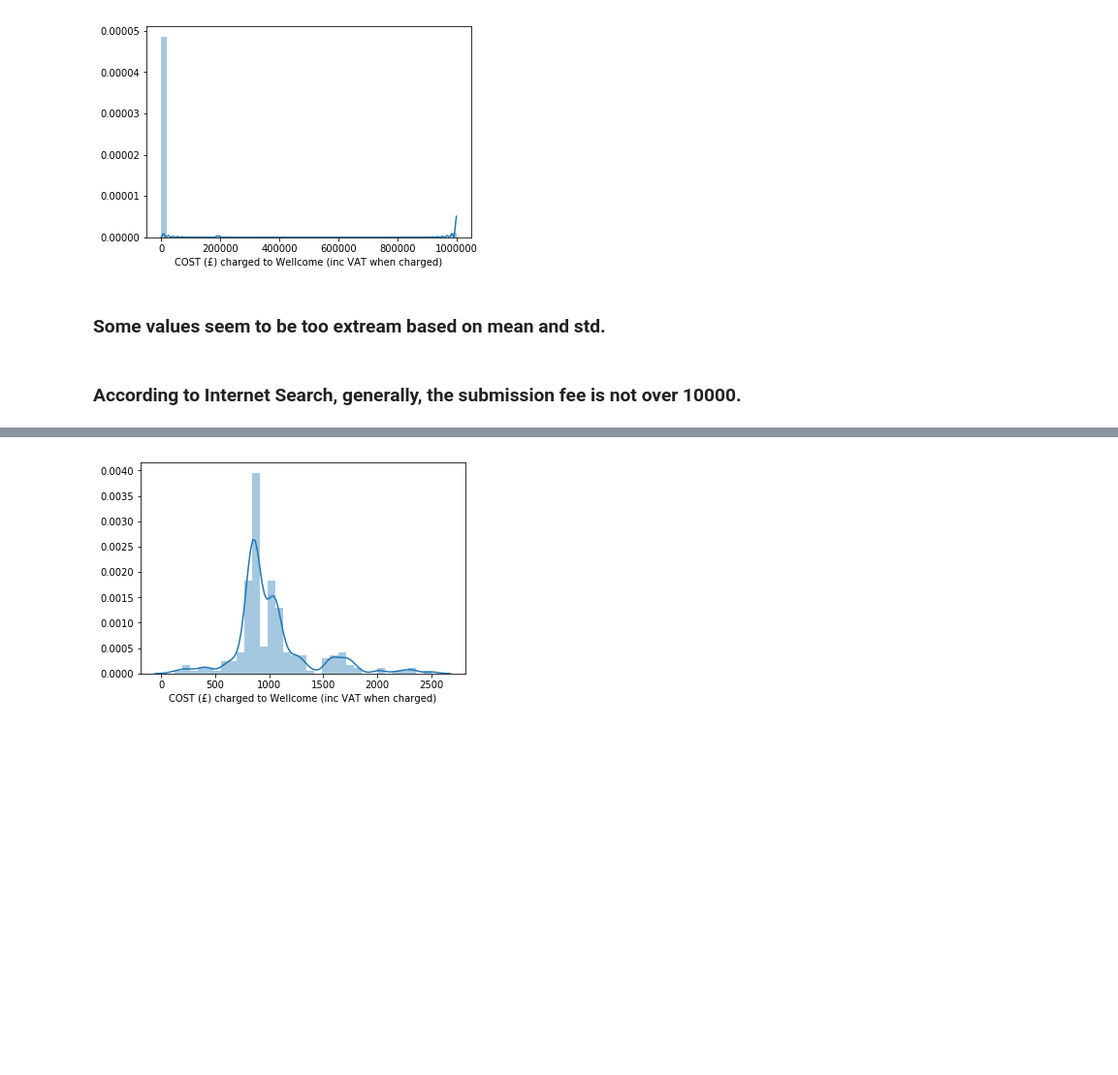
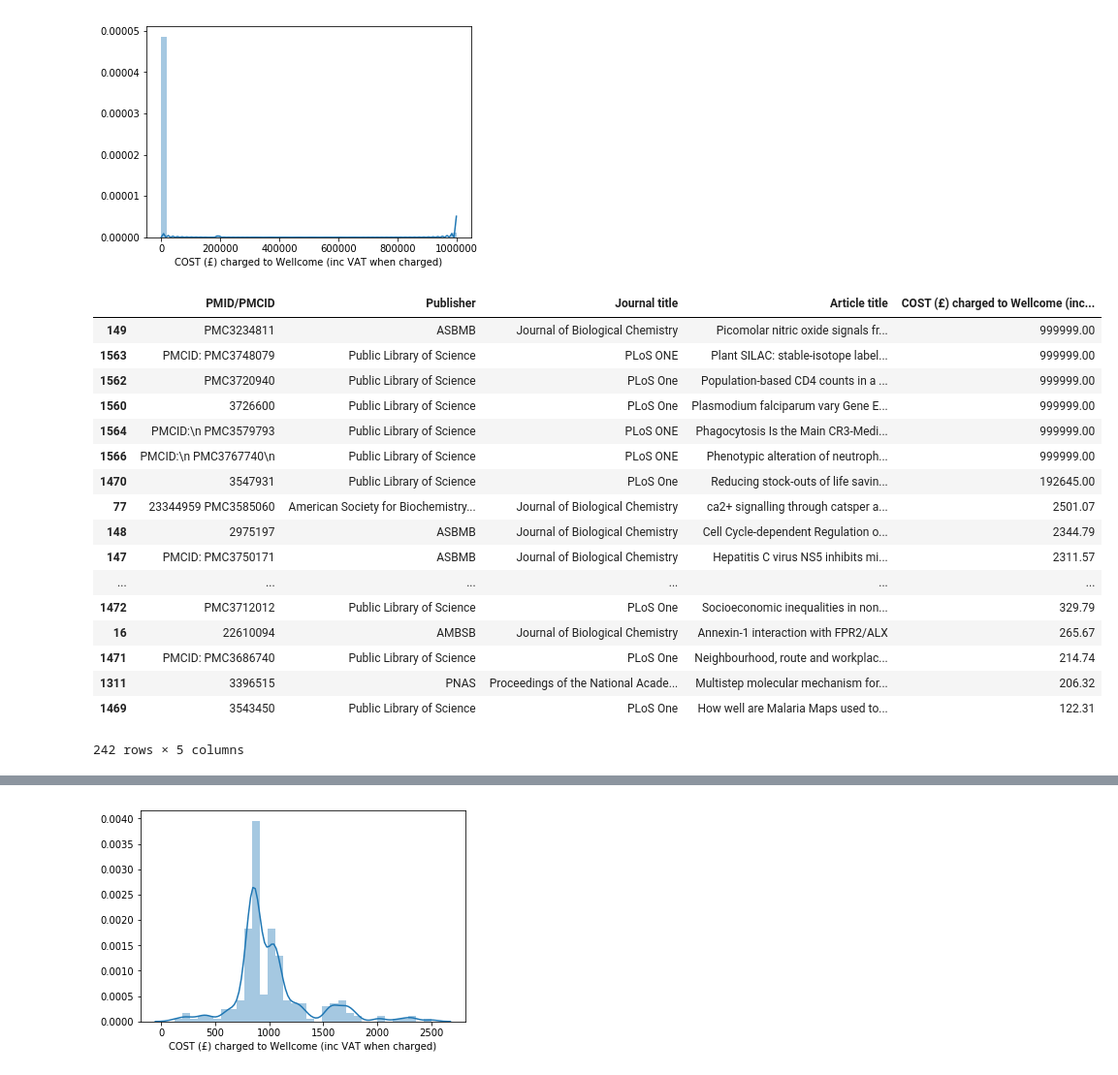
Before and after one commit to 890805/Thinkful_Data_Jimin, a Jupyter notebook: Thinkful_Assignment_Challenge_Data cleaning & validation.ipynb, the cells around one changed output, grey strips where cells are left out. Shown at 97% size. Drawn from its saved outputs; the diff is of its cells as text; code cells hidden in the pictures; blank space fills up the shorter version.

```diff
--- a/Thinkful_Assignment_Challenge_Data cleaning & validation.ipynb
+++ b/Thinkful_Assignment_Challenge_Data cleaning & validation.ipynb
@@ -85,7 +85,24 @@ sns.distplot(top_5_df['COST (£) charged to Wellcome (inc VAT when charged)'])
 plt.show()
 # %% [output]
 [figure]
-# %% [markdown]
-### Some values seem to be too extream based on mean and std.
-# %% [markdown]
-### According to Internet Search, generally, the submission fee is not over 10000.
+# %%
+top_5_df.sort_values('COST (£) charged to Wellcome (inc VAT when charged)', ascending = False)
+# %% [output]
+|  | PMID/PMCID | Publisher | Journal title | Article title | COST (£) charged to Wellcome (inc... |
+| 149 | PMC3234811 | ASBMB | Journal of Biological Chemistry | Picomolar nitric oxide signals fr... | 999999.00 |
+| 1563 | PMCID: PMC3748079 | Public Library of Science | PLoS ONE | Plant SILAC: stable-isotope label... | 999999.00 |
+| 1562 | PMC3720940 | Public Library of Science | PLoS One | Population-based CD4 counts in a ... | 999999.00 |
+| 1560 | 3726600 | Public Library of Science | PLoS One | Plasmodium falciparum vary Gene E... | 999999.00 |
+| 1564 | PMCID:\n PMC3579793 | Public Library of Science | PLoS ONE | Phagocytosis Is the Main CR3-Medi... | 999999.00 |
+| 1566 | PMCID:\n PMC3767740\n | Public Library of Science | PLoS ONE | Phenotypic alteration of neutroph... | 999999.00 |
+| 1470 | 3547931 | Public Library of Science | PLoS One | Reducing stock-outs of life savin... | 192645.00 |
+| 77 | 23344959 PMC3585060 | American Society for Biochemistry... | Journal of Biological Chemistry | ca2+ signalling through catsper a... | 2501.07 |
+| 148 | 2975197 | ASBMB | Journal of Biological Chemistry | Cell Cycle-dependent Regulation o... | 2344.79 |
+| 147 | PMCID: PMC3750171 | ASBMB | Journal of Biological Chemistry | Hepatitis C virus NS5 inhibits mi... | 2311.57 |
+| ... | ... | ... | ... | ... | ... |
+| 1472 | PMC3712012 | Public Library of Science | PLoS One | Socioeconomic inequalities in non... | 329.79 |
+| 16 | 22610094 | AMBSB | Journal of Biological Chemistry | Annexin-1 interaction with FPR2/ALX | 265.67 |
+| 1471 | PMCID: PMC3686740 | Public Library of Science | PLoS One | Neighbourhood, route and workplac... | 214.74 |
+| 1311 | 3396515 | PNAS | Proceedings of the National Acade... | Multistep molecular mechanism for... | 206.32 |
+| 1469 | 3543450 | Public Library of Science | PLoS One | How well are Malaria Maps used to... | 122.31 |
+242 rows × 5 columns
```
Also changed, not shown: parts of 2 cells of this notebook.
